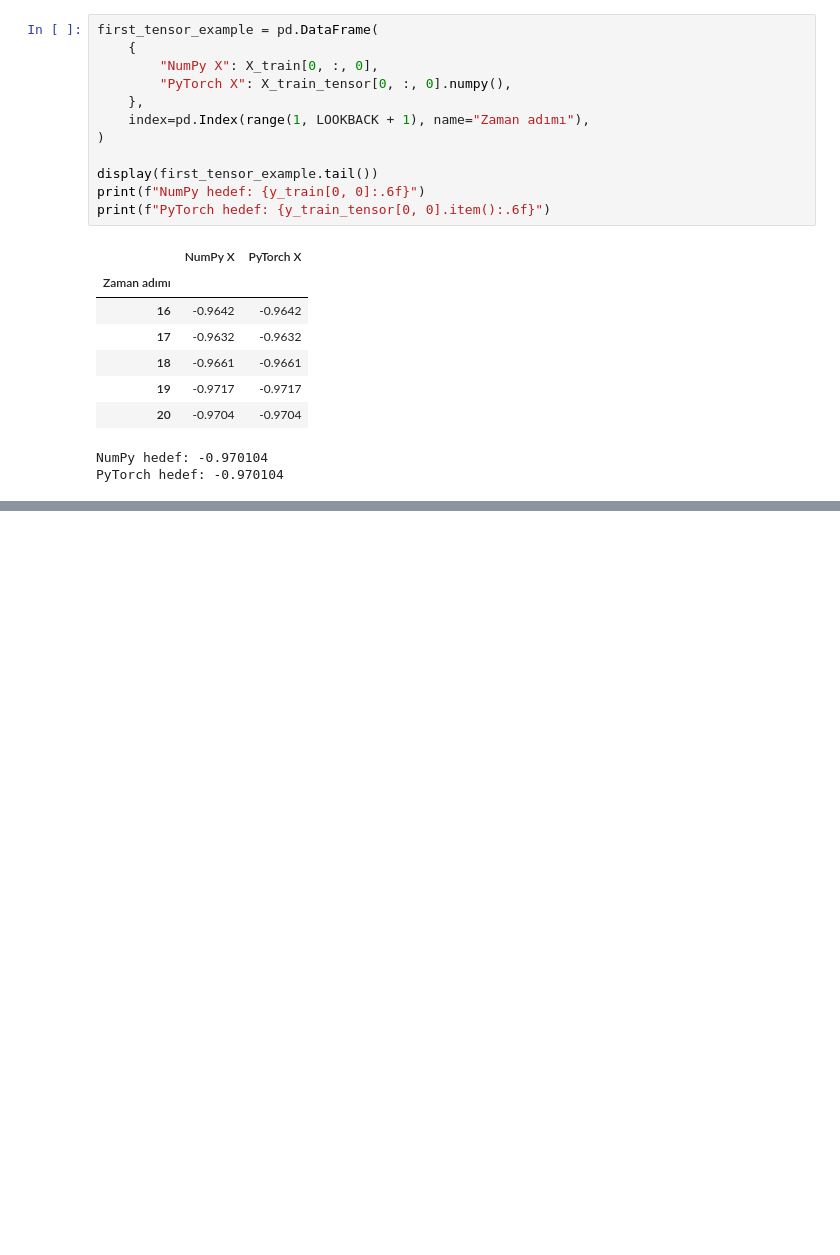
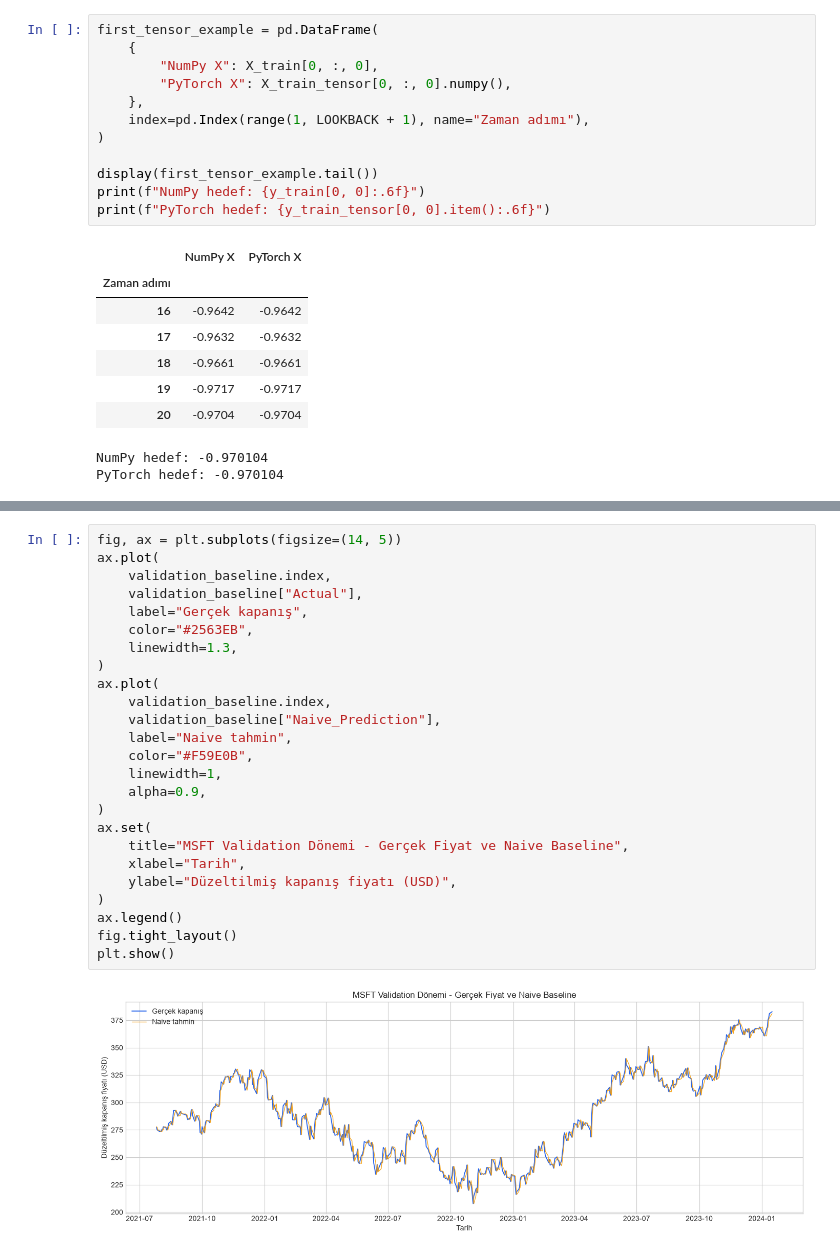
Before and after one commit to bsdburak/MS-Stock-Price-Prediction, a Jupyter notebook: notebooks/02_data_preparation.ipynb, the cells around one changed output, grey strips where cells are left out. Drawn from its saved outputs; the diff is of its cells as text; blank space fills up the shorter version.

Commit message:
feat: add validation naive baseline

```diff
--- a/notebooks/02_data_preparation.ipynb
+++ b/notebooks/02_data_preparation.ipynb
@@ -553 +632,28 @@ PyTorch hedef: -0.970104
+# %%
+fig, ax = plt.subplots(figsize=(14, 5))
+ax.plot(
+    validation_baseline.index,
+    validation_baseline["Actual"],
+    label="Gerçek kapanış",
+    color="#2563EB",
+    linewidth=1.3,
+)
+ax.plot(
+    validation_baseline.index,
+    validation_baseline["Naive_Prediction"],
+    label="Naive tahmin",
+    color="#F59E0B",
+    linewidth=1,
+    alpha=0.9,
+)
+ax.set(
+    title="MSFT Validation Dönemi - Gerçek Fiyat ve Naive Baseline",
+    xlabel="Tarih",
+    ylabel="Düzeltilmiş kapanış fiyatı (USD)",
+)
+ax.legend()
+fig.tight_layout()
+plt.show()
+# %% [output]
+[figure, added]
 # %% [markdown]
```
Also changed, not shown: parts of 5 cells of this notebook.
